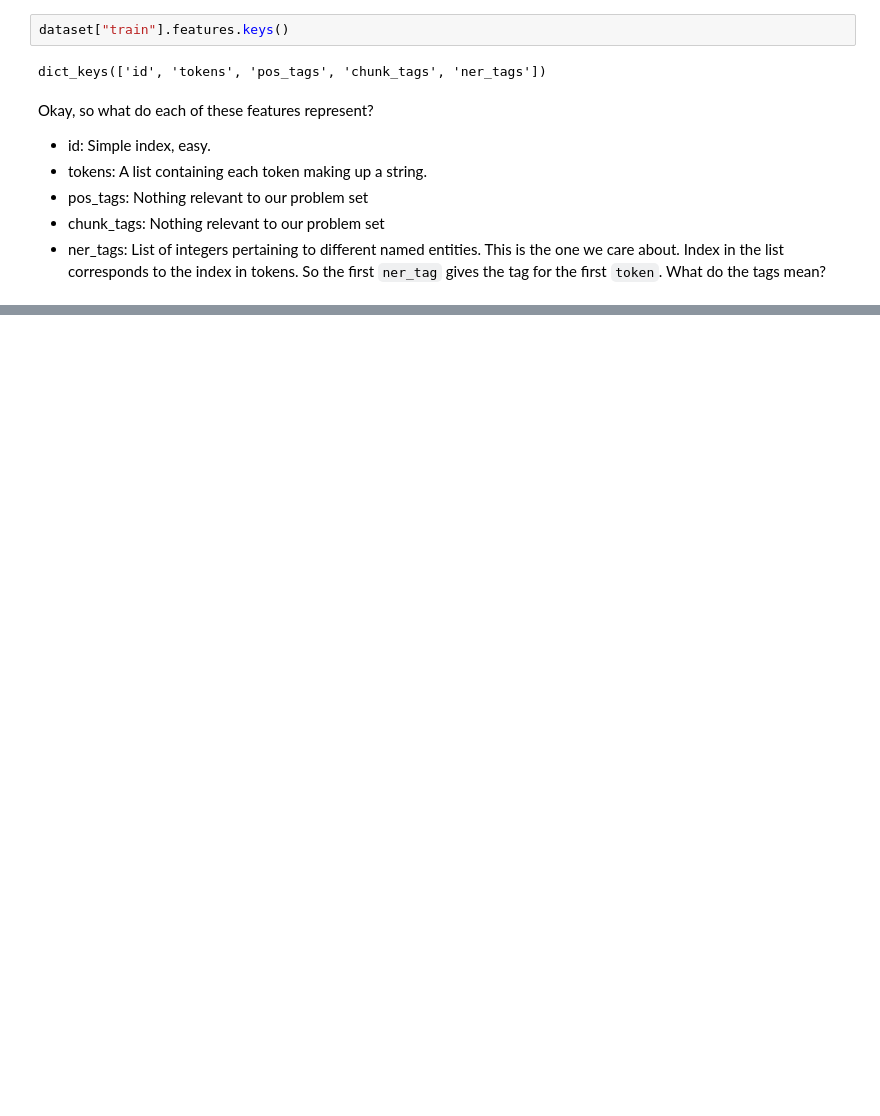
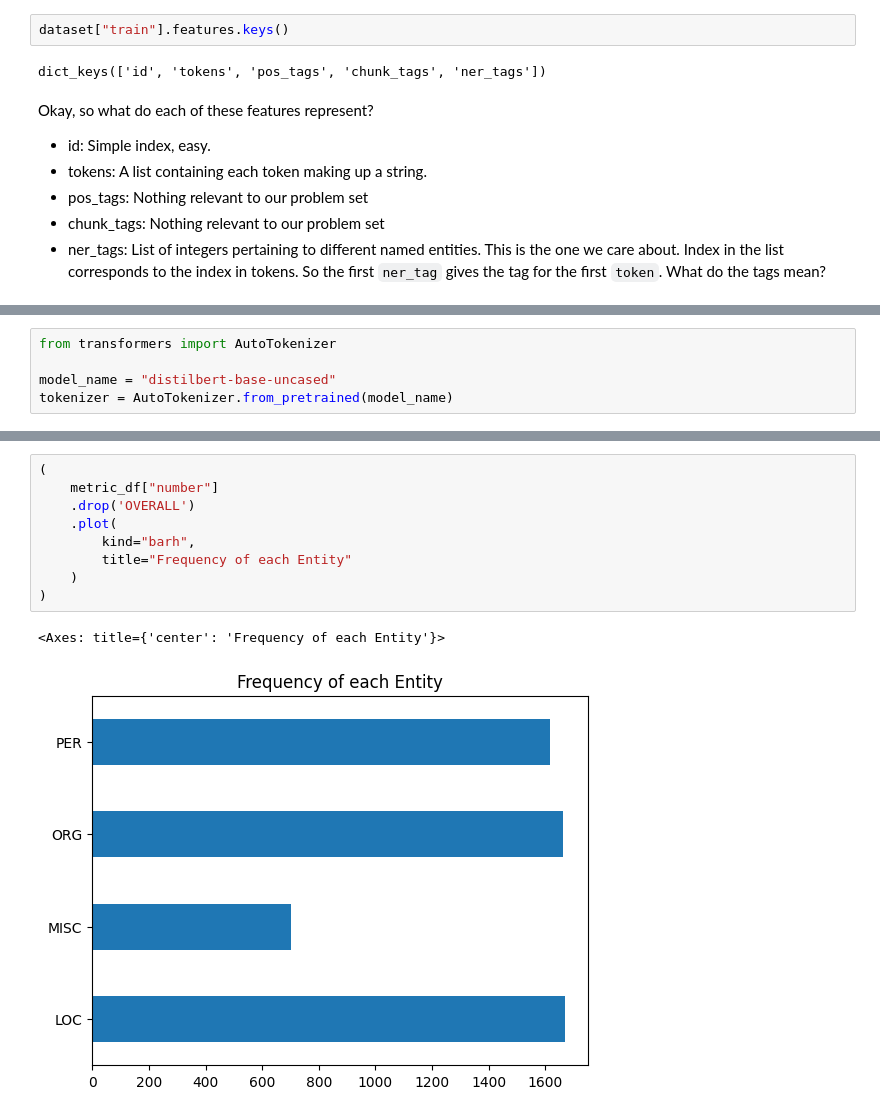
Before and after one commit to blamson/transformers_tutorial, a Jupyter notebook: notebooks/transformers_tutorial.ipynb, the cells around one changed output, grey strips where cells are left out. Cells and saved outputs as stored; diff of their text form; blank space fills up the shorter version.

```diff
--- a/notebooks/transformers_tutorial.ipynb
+++ b/notebooks/transformers_tutorial.ipynb
@@ -78,0 +113,5 @@ Sequence(feature=ClassLabel(names=['O', 'B-PER', 'I-PER', 'B-ORG', 'I-ORG', 'B-L
+# %%
+from transformers import AutoTokenizer
+
+model_name = "distilbert-base-uncased"
+tokenizer = AutoTokenizer.from_pretrained(model_name)
@@ -78,0 +716,12 @@ Sequence(feature=ClassLabel(names=['O', 'B-PER', 'I-PER', 'B-ORG', 'I-ORG', 'B-L
+# %%
+(
+    metric_df["number"]
+    .drop('OVERALL')
+    .plot(
+        kind="barh",
+        title="Frequency of each Entity"
+    )
+)
+# %% [output]
+<Axes: title={'center': 'Frequency of each Entity'}>
+[figure, added]
```
Also changed, not shown: parts of 56 cells of this notebook, 4 other files.
